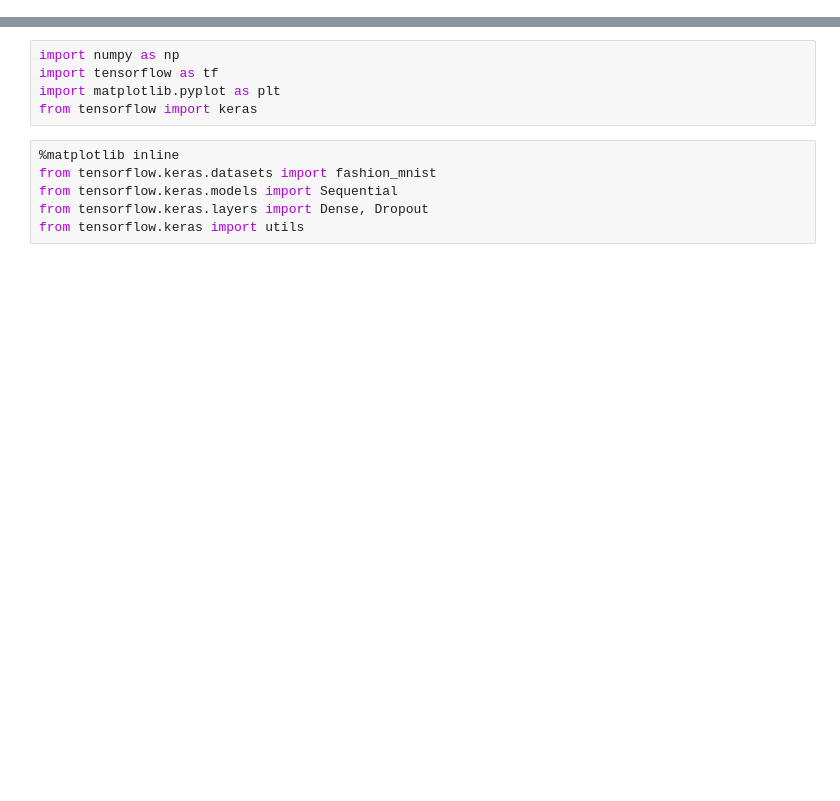
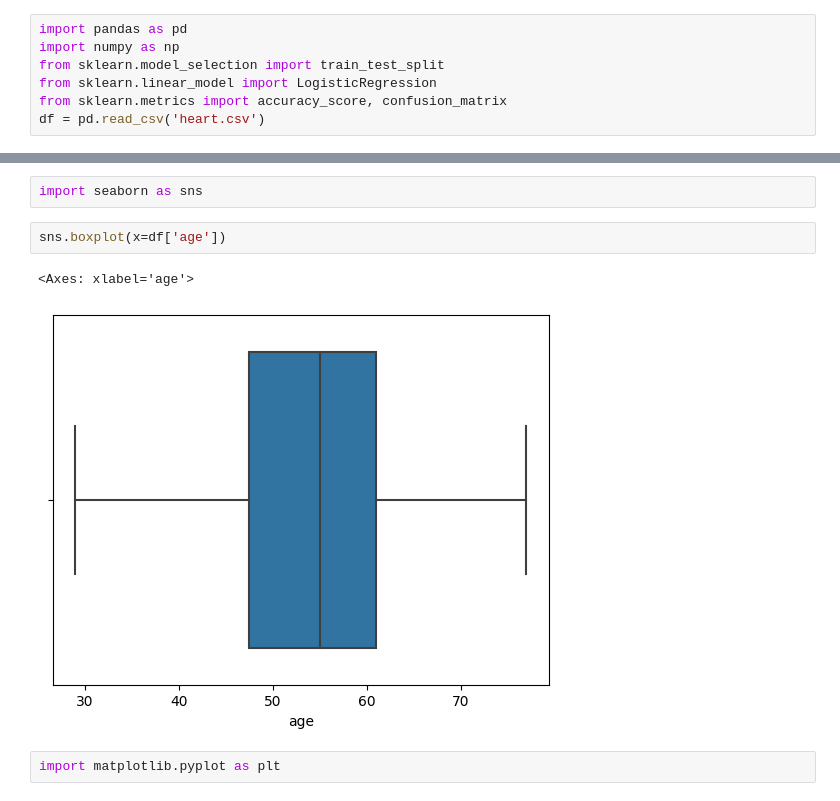
Before and after one commit to Velion05/Vel, a Jupyter notebook: Копия_блокнота_"Untitled0_ipynb".ipynb, the cells around one changed output, grey strips where cells are left out. Drawn from its saved outputs; the diff is of its cells as text; blank space fills up the shorter version.

```diff
--- a/Копия_блокнота_"Untitled0_ipynb".ipynb
+++ b/Копия_блокнота_"Untitled0_ipynb".ipynb
@@ -1,2 +1,9 @@
 # %% [markdown]
 <a href="https://colab.research.google.com/github/Velion05/Vel/blob/main/%D0%9A%D0%BE%D0%BF%D0%B8%D1%8F_%D0%B1%D0%BB%D0%BE%D0%BA%D0%BD%D0%BE%D1%82%D0%B0_%22Untitled0_ipynb%22.ipynb" target="_parent"><img src="https://colab.research.google.com/assets/colab-badge.svg" alt="Open In Colab"/></a>
+# %%
+import pandas as pd
+import numpy as np
+from sklearn.model_selection import train_test_split
+from sklearn.linear_model import LogisticRegression
+from sklearn.metrics import accuracy_score, confusion_matrix
+df = pd.read_csv('heart.csv')
@@ -3,11 +28,9 @@
+# %%
+import seaborn as sns
+# %%
+sns.boxplot(x=df['age'])
+# %% [output]
+<Axes: xlabel='age'>
+[figure, added]
 # %%
-import numpy as np
-import tensorflow as tf
 import matplotlib.pyplot as plt
-from tensorflow import keras
-# %%
-%matplotlib inline
-from tensorflow.keras.datasets import fashion_mnist
-from tensorflow.keras.models import Sequential
-from tensorflow.keras.layers import Dense, Dropout
-from tensorflow.keras import utils
```
Also changed, not shown: parts of 23 cells of this notebook.
